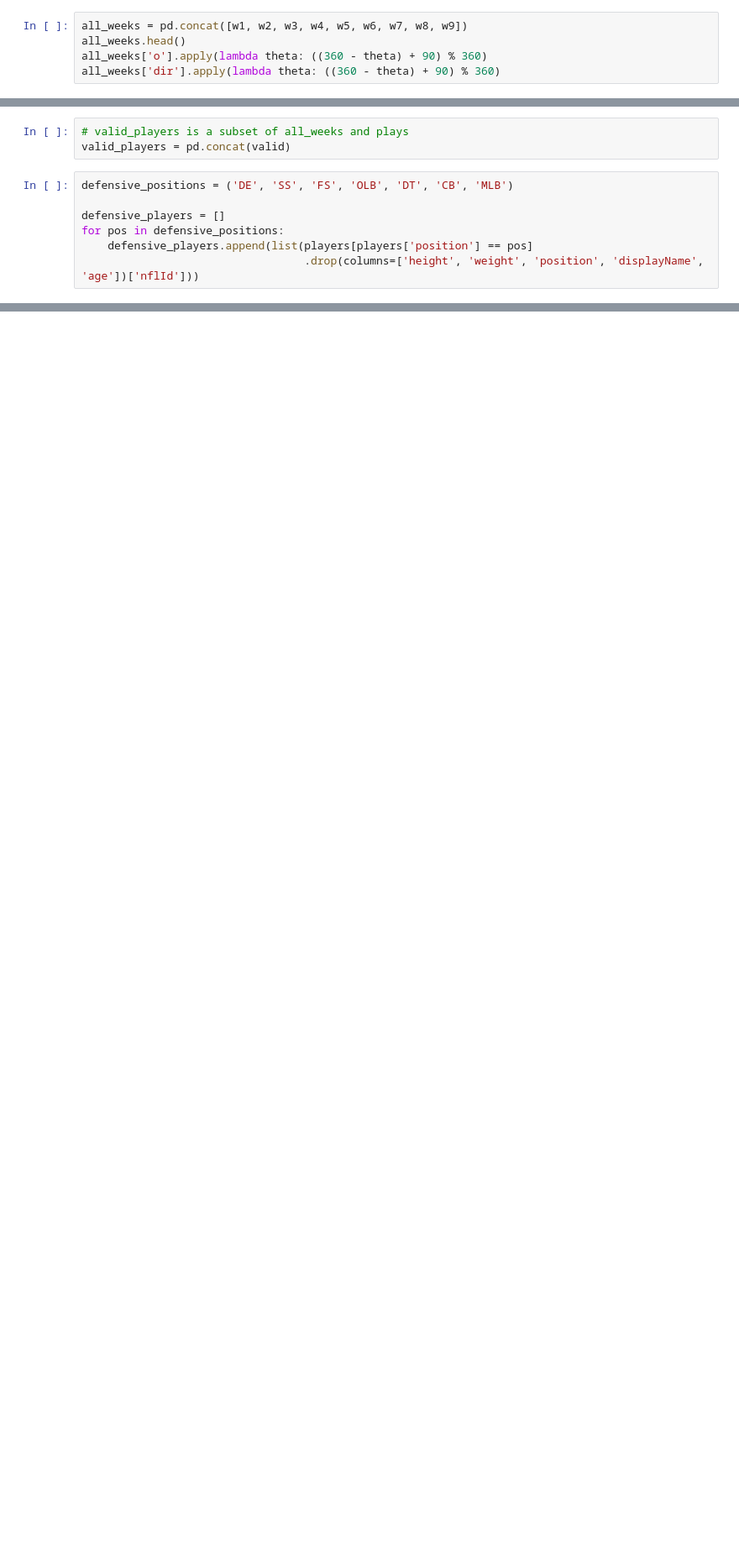
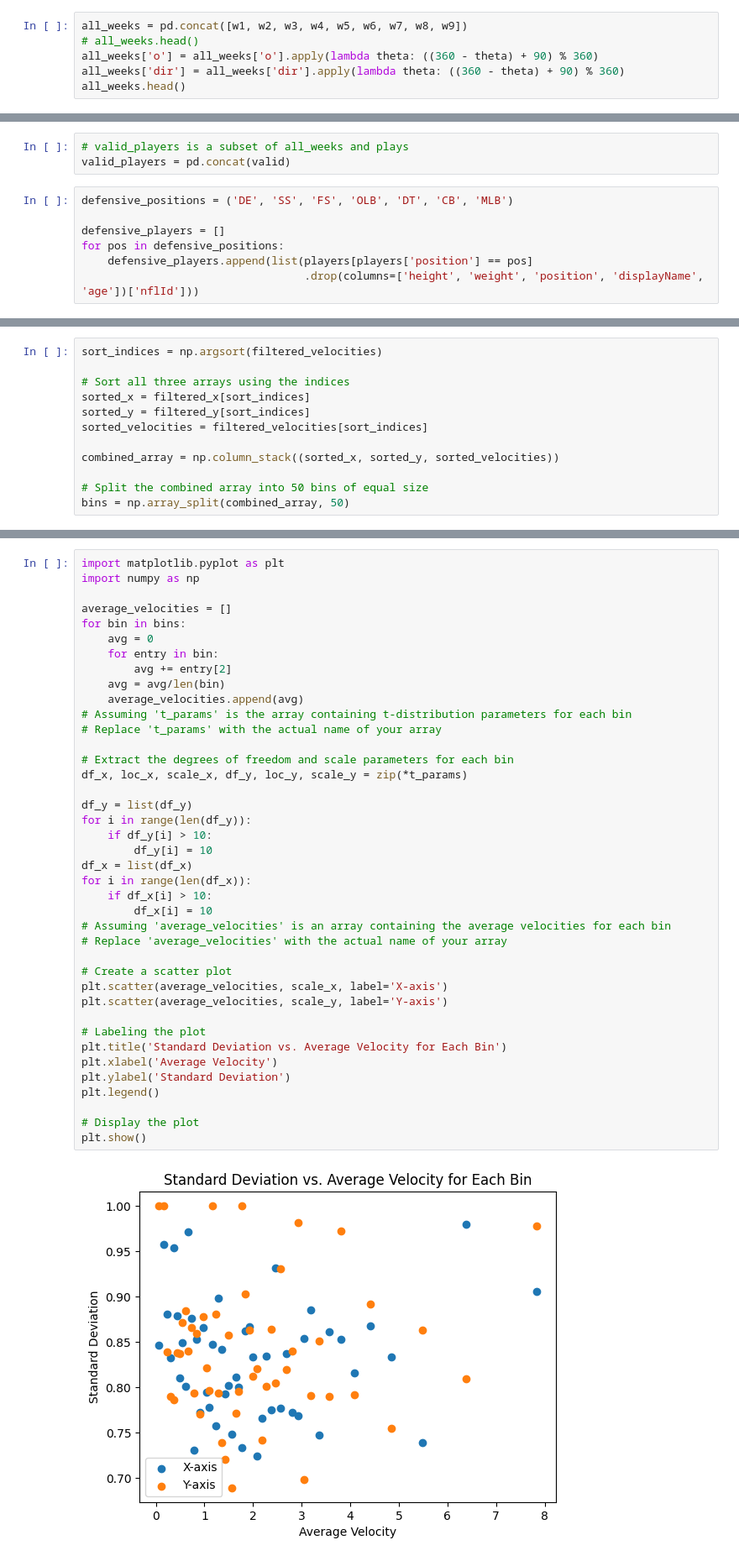
Before and after one commit to ashrithanumala/nfldatabowl2024, a Jupyter notebook: codemonkeynfl.ipynb, the cells around one changed output, grey strips where cells are left out. Shown at 84% size. Saved outputs shown, nothing was run; the diff lists cells and outputs as text; blank space fills up the shorter version.

```diff
--- a/codemonkeynfl.ipynb
+++ b/codemonkeynfl.ipynb
@@ -117,7 +120,8 @@ w8 = pd.read_csv("tracking_week_8.csv")
 w9 = pd.read_csv("tracking_week_9.csv")
 # %%
 all_weeks = pd.concat([w1, w2, w3, w4, w5, w6, w7, w8, w9])
+# all_weeks.head()
+all_weeks['o'] = all_weeks['o'].apply(lambda theta: ((360 - theta) + 90) % 360)
+all_weeks['dir'] = all_weeks['dir'].apply(lambda theta: ((360 - theta) + 90) % 360)
 all_weeks.head()
-all_weeks['o'].apply(lambda theta: ((360 - theta) + 90) % 360)
-all_weeks['dir'].apply(lambda theta: ((360 - theta) + 90) % 360)
 # %% [output]
@@ -435,0 +532,12 @@ pprint(defensive_stats)
+# %%
+sort_indices = np.argsort(filtered_velocities)
+
+# Sort all three arrays using the indices
+sorted_x = filtered_x[sort_indices]
+sorted_y = filtered_y[sort_indices]
+sorted_velocities = filtered_velocities[sort_indices]
+
+combined_array = np.column_stack((sorted_x, sorted_y, sorted_velocities))
+
+# Split the combined array into 50 bins of equal size
+bins = np.array_split(combined_array, 50)
@@ -435,0 +614,42 @@ pprint(defensive_stats)
+# %%
+import matplotlib.pyplot as plt
+import numpy as np
+
+average_velocities = []
+for bin in bins:
+    avg = 0
+    for entry in bin:
+        avg += entry[2]
+    avg = avg/len(bin)
+    average_velocities.append(avg)
+# Assuming 't_params' is the array containing t-distribution parameters for each bin
+# Replace 't_params' with the actual name of your array
+
+# Extract the degrees of freedom and scale parameters for each bin
+df_x, loc_x, scale_x, df_y, loc_y, scale_y = zip(*t_params)
+
+df_y = list(df_y)
+for i in range(len(df_y)):
+    if df_y[i] > 10:
+        df_y[i] = 10
+df_x = list(df_x)
+for i in range(len(df_x)):
+    if df_x[i] > 10:
+        df_x[i] = 10
+# Assuming 'average_velocities' is an array containing the average velocities for each bin
+# Replace 'average_velocities' with the actual name of your array
+
+# Create a scatter plot
+plt.scatter(average_velocities, scale_x, label='X-axis')
+plt.scatter(average_velocities, scale_y, label='Y-axis')
+
+# Labeling the plot
+plt.title('Standard Deviation vs. Average Velocity for Each Bin')
+plt.xlabel('Average Velocity')
+plt.ylabel('Standard Deviation')
+plt.legend()
+
+# Display the plot
+plt.show()
+# %% [output]
+[figure, added]
```
Also changed, not shown: parts of 20 cells of this notebook.
